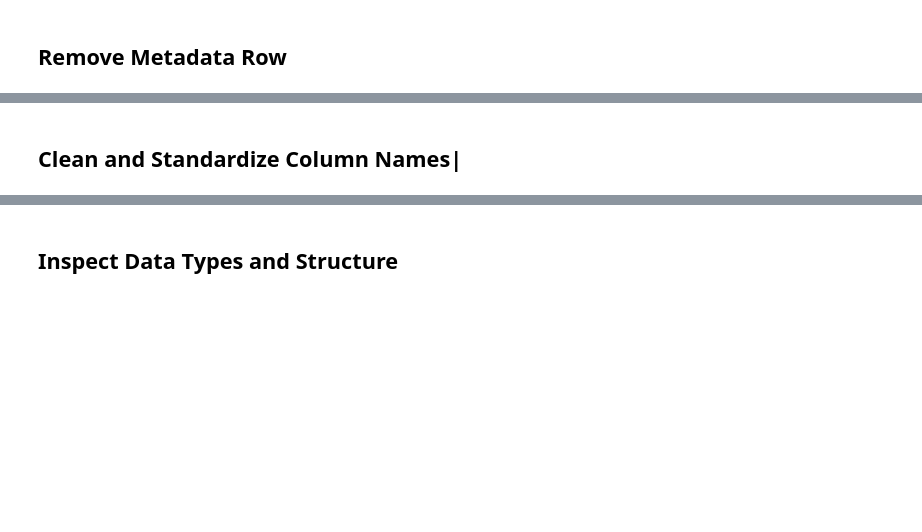
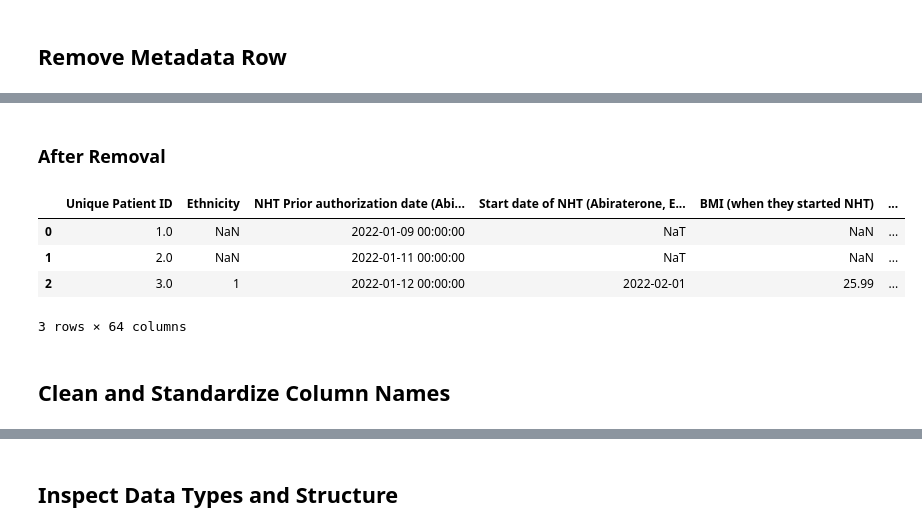
Before and after one commit to kstatham402/170A_Capstone_Project, a Jupyter notebook: notebooks/01_data_cleaning.ipynb, the cells around one changed output, grey strips where cells are left out. Drawn from its saved outputs; the diff is of its cells as text; code cells hidden in the pictures; blank space fills up the shorter version.

```diff
--- a/notebooks/01_data_cleaning.ipynb
+++ b/notebooks/01_data_cleaning.ipynb
@@ -10,2 +26,13 @@ import pandas as pd
+# %% [markdown]
+### After Removal
+# %%
+df = df.drop(index=0).reset_index(drop=True)
+df.head(3)
+# %% [output]
+|  | Unique Patient ID | Ethnicity | NHT Prior authorization date (Abi... | Start date of NHT (Abiraterone, E... | BMI (when they started NHT) | ... |
+| 0 | 1.0 | NaN | 2022-01-09 00:00:00 | NaT | NaN | ... |
+| 1 | 2.0 | NaN | 2022-01-11 00:00:00 | NaT | NaN | ... |
+| 2 | 3.0 | 1 | 2022-01-12 00:00:00 | 2022-02-01 | 25.99 | ... |
+3 rows × 64 columns
 # %% [markdown]
-## Clean and Standardize Column Names|
+## Clean and Standardize Column Names
```
Also changed, not shown: parts of 17 cells of this notebook.
